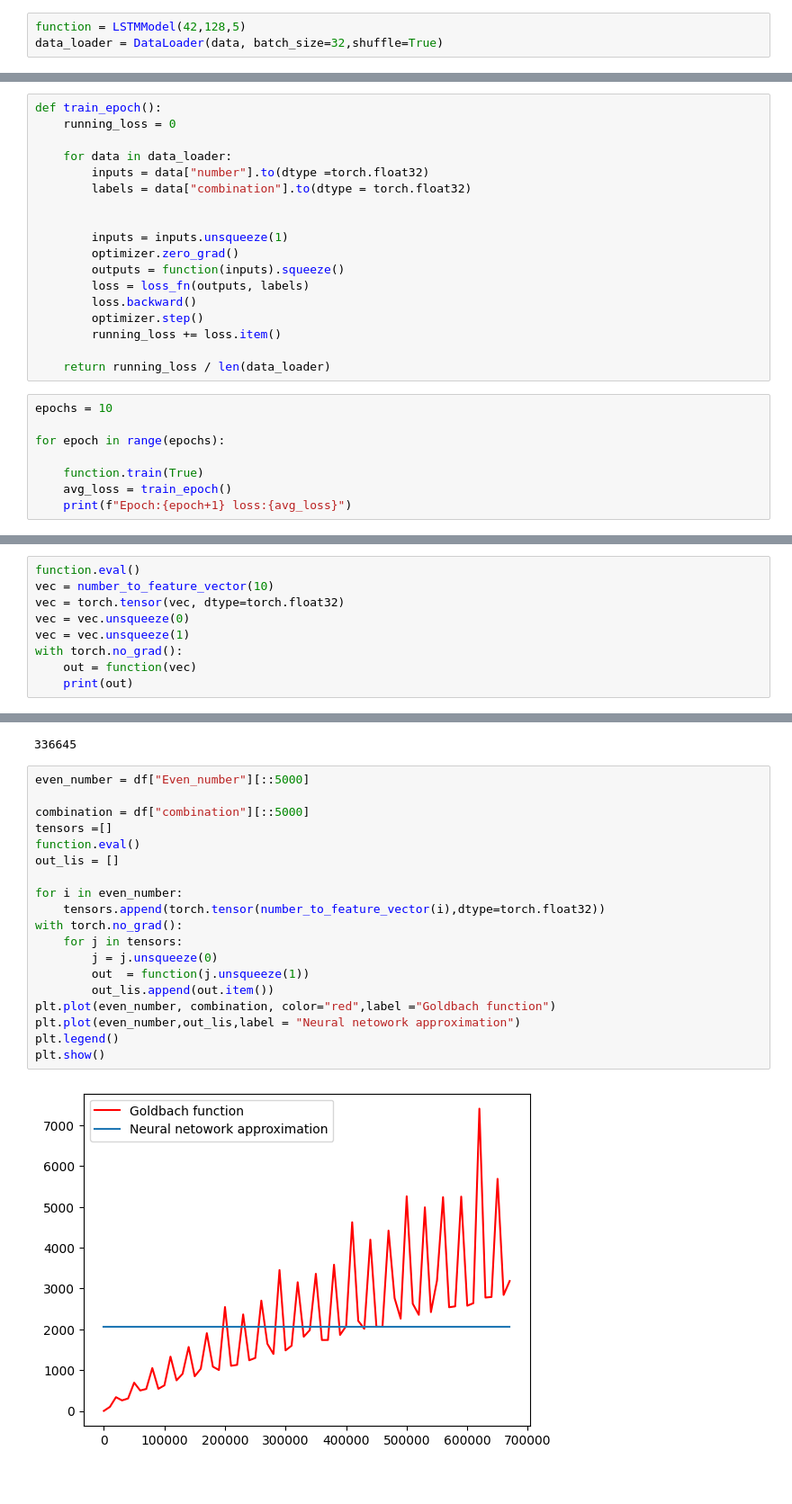
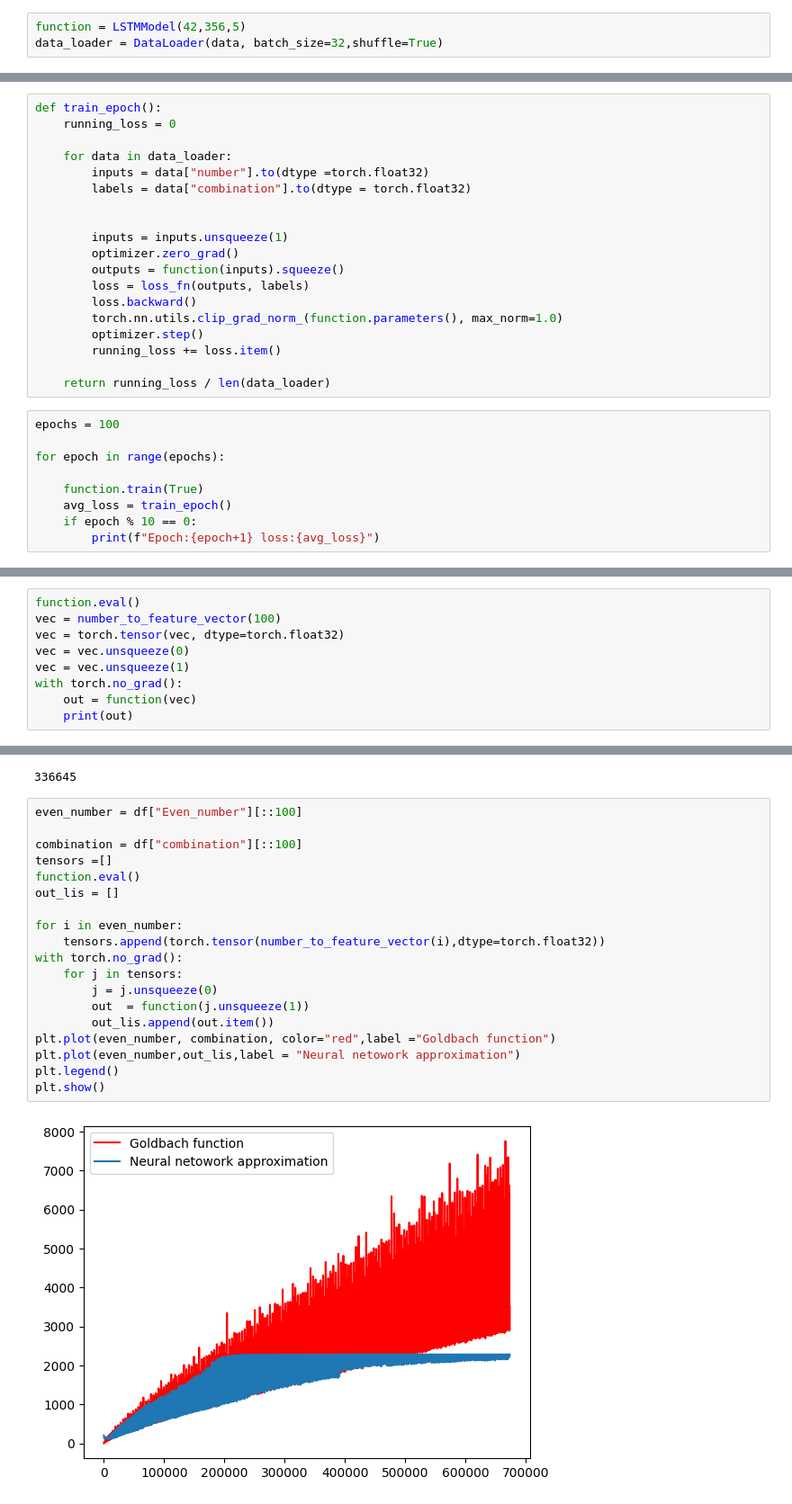
Before and after one commit to Sauravroy34/Goldbach_function_approximation, a Jupyter notebook: LSTM.ipynb, the cells around one changed output, grey strips where cells are left out. Shown: that part at 90% size. Drawn from its saved outputs; the diff is of its cells as text.

```diff
--- a/LSTM.ipynb
+++ b/LSTM.ipynb
@@ -89,7 +89,7 @@ class GoldbachDataset(Dataset):
 # %%
 data = GoldbachDataset("data.csv")
 # %%
-function = LSTMModel(42,128,5)
+function = LSTMModel(42,356,5)
 data_loader = DataLoader(data, batch_size=32,shuffle=True)
 # %%
 loss_fn = torch.nn.MSELoss()
@@ -109,15 +109,17 @@ def train_epoch():
         outputs = function(inputs).squeeze()
         loss = loss_fn(outputs, labels)
         loss.backward()
+        torch.nn.utils.clip_grad_norm_(function.parameters(), max_norm=1.0)
         optimizer.step()
         running_loss += loss.item()
 
     return running_loss / len(data_loader)
 # %%
-epochs = 10
+epochs = 100
 
 for epoch in range(epochs):
 
     function.train(True)
     avg_loss = train_epoch()
-    print(f"Epoch:{epoch+1} loss:{avg_loss}")
+    if epoch % 10 == 0:
+        print(f"Epoch:{epoch+1} loss:{avg_loss}")
@@ -135,6 +126,6 @@ Epoch:10 loss:2642760.345778681
 # %%
 function.eval()
-vec = number_to_feature_vector(10)
+vec = number_to_feature_vector(100)
 vec = torch.tensor(vec, dtype=torch.float32)
 vec = vec.unsqueeze(0)
 vec = vec.unsqueeze(1)
@@ -151,23 +142,23 @@ print(len(df))
 # %% [output]
 336645
 # %%
-even_number = df["Even_number"][::5000]
+even_number = df["Even_number"][::100]
 
-combination = df["combination"][::5000]
+combination = df["combination"][::100]
 tensors =[]
 function.eval()
 out_lis = []
 
 for i in even_number:
     tensors.append(torch.tensor(number_to_feature_vector(i),dtype=torch.float32))
 with torch.no_grad():
     for j in tensors:
         j = j.unsqueeze(0)
         out  = function(j.unsqueeze(1))
         out_lis.append(out.item())
 plt.plot(even_number, combination, color="red",label ="Goldbach function")
 plt.plot(even_number,out_lis,label = "Neural netowork approximation")
 plt.legend()
 plt.show()
 # %% [output]
-[figure, old version]
+[figure, new version]
```
Also changed, not shown: parts of 3 cells of this notebook, 1 other file.
